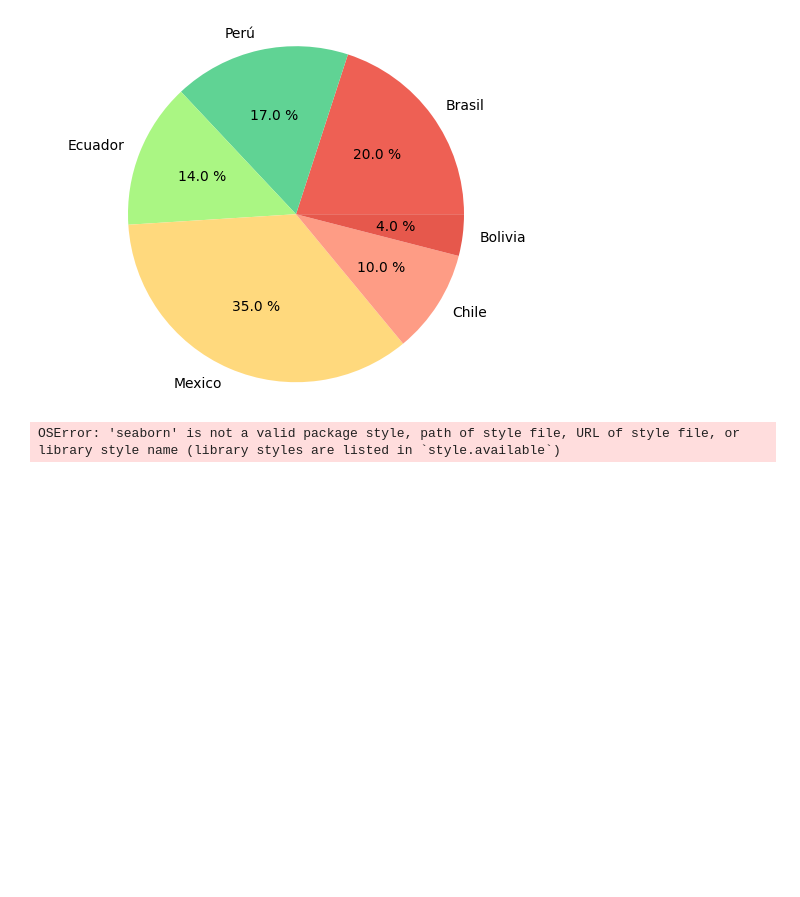
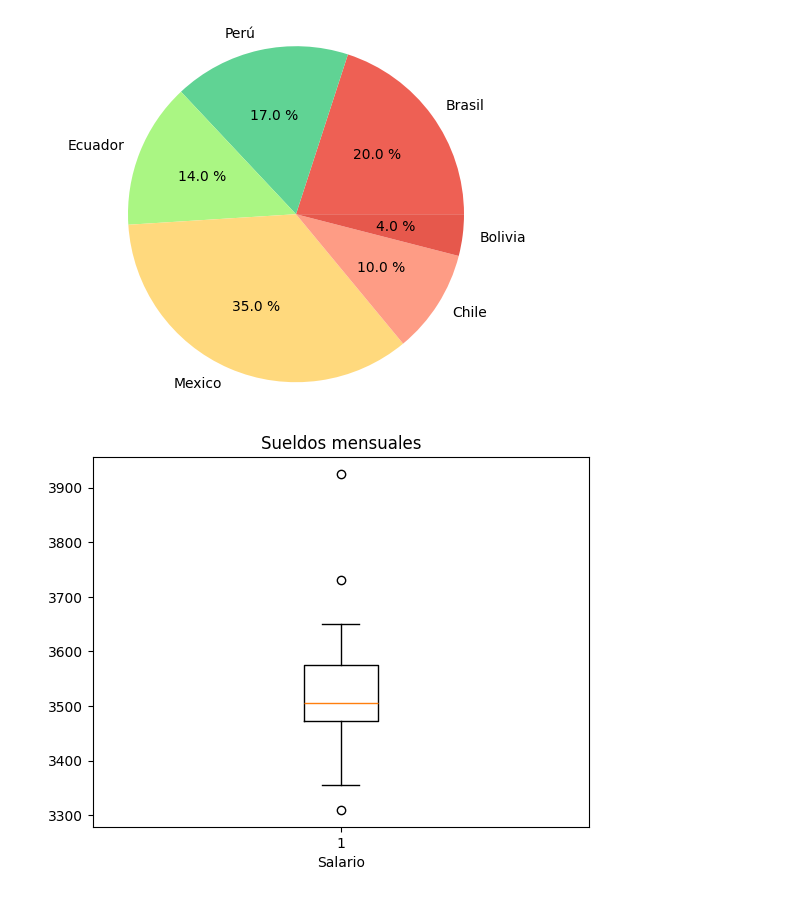
Before and after one commit to jcml002/Reto6, a Jupyter notebook: DS_JCML_RETO.ipynb, the cells around one changed output. Saved outputs shown, nothing was run; the diff lists cells and outputs as text; code cells hidden in the pictures; blank space fills up the shorter version.

```diff
--- a/DS_JCML_RETO.ipynb
+++ b/DS_JCML_RETO.ipynb
@@ -174,12 +174,16 @@ plt.show()
 # %%
 #importamos el módulo
 import matplotlib.pyplot as plt
-plt.style.use(['seaborn']) #Hoja de estilo
+import seaborn as sns
+
+# Aplica el estilo Seaborn
+#plt.style.use(['seaborn'])
+#plt.style.use(['seaborn-darkgrid'])
 
 x= [3450,3550,3650,3480,3355,3310,3490,3730,3540,3925,3520,3480] #Datos de la variable
 plt.boxplot(x) #Generamos el gráfico
 plt.title('Sueldos mensuales') #Título del gráfico
 plt.xlabel('Salario') #Etiqueta del eje x
 plt.show() #Muestra la gráfica
 # %% [output]
-OSError: 'seaborn' is not a valid package style, path of style file, URL of style file, or library style name (library styles are listed in `style.available`)
+[figure, added]
```
